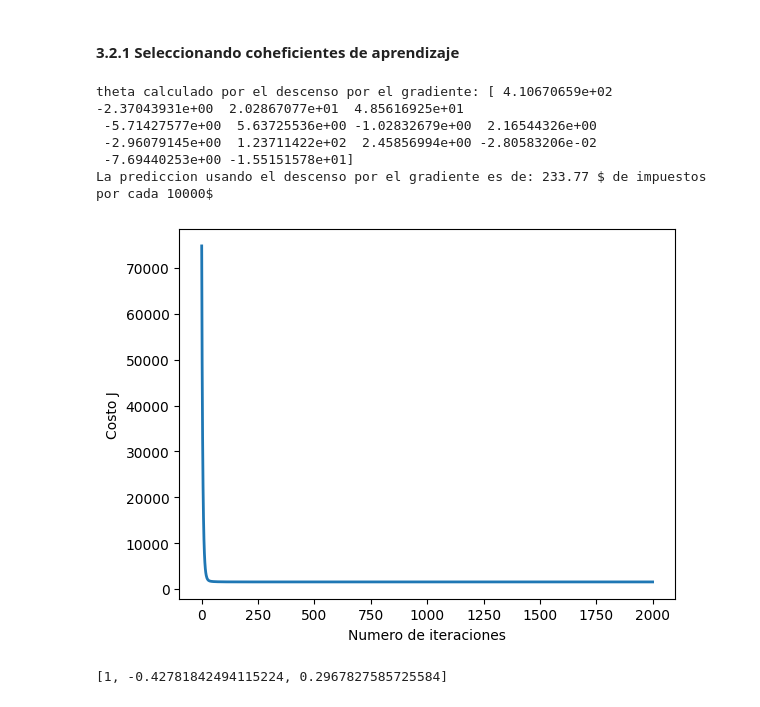
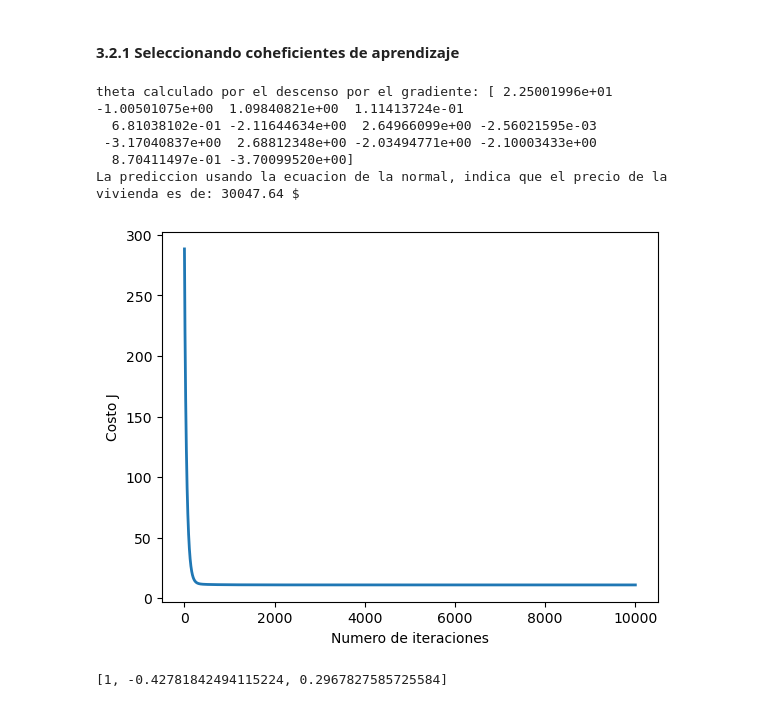
Before and after one commit to lpcapestanya/SIS420-IA, a Jupyter notebook: Laboratorios/Laboratorio7/LAB7_SIS420_CapestanyAlmaraz.ipynb, the cells around one changed output. Cells and saved outputs as stored; diff of their text form; code cells hidden in the pictures.

```diff
--- a/Laboratorios/Laboratorio7/LAB7_SIS420_CapestanyAlmaraz.ipynb
+++ b/Laboratorios/Laboratorio7/LAB7_SIS420_CapestanyAlmaraz.ipynb
@@ -65,8 +65,8 @@ data = csvAdapted("Housing.csv", [i for i in range(0, 13) if not i in[0,1,2,3,4,
 
 #data = pd.read_csv('Housing.csv', encoding='latin-1', delimiter=',')
 # X = data[:, :2]
-X = data[:, [0,1,2,3,4,5,6,7,8,10,11,12,13]]
-y = data[:, 9]
+X = data[:, :13]   # [0,1,2,3,4,5,6,7,8,10,11,12,13]
+y = data[:, 13]
 m = y.size
 
 # imprimir algunos puntos de datos
@@ -212,36 +212,36 @@ def gradientDescentMulti(X, y, theta, alpha, num_iters):
 #### 3.2.1 Seleccionando coheficientes de aprendizaje
 # %%
 # Elegir algun valor para alpha (probar varias alternativas)
-alpha = 0.1 # alpha = 0.003
-num_iters = 2000
+alpha = 0.01 # alpha = 0.003
+num_iters = 10000
 
 # inicializa theta y ejecuta el descenso por el gradiente
 theta = np.zeros(14)
 theta, J_history = gradientDescentMulti(X, y, theta, alpha, num_iters)
 
 # Grafica la convergencia del costo
 pyplot.plot(np.arange(len(J_history)), J_history, lw=2)
 pyplot.xlabel('Numero de iteraciones')
 pyplot.ylabel('Costo J')
 
 # Muestra los resultados del descenso por el gradiente
 print('theta calculado por el descenso por el gradiente: {:s}'.format(str(theta)))
 
 # Estimar el precio para una casa de 1650 sq-ft, con 3 dormitorios
-X_array = [1, 0.00632, 18.0,2.31,0,0.538,6.575,65.2,4.0900,1.0, 15.3, 396.90,4.98,24.0]
+X_array = [1, 0.00632, 18.0,2.31,0,0.538,6.575,65.2,4.0900,1.0, 296, 15.3, 396.90,4.98]
 X_array[1:14] = (X_array[1:14] - mu) / sigma
 price = np.dot(X_array, theta)   # Se debe cambiar esto
 
-num_formatted = '{:.2f}'.format(price)
+num_formatted1 = '{:.2f}'.format(price*1000)
 
 #print('El precio predecido para una casa de 1650 sq-ft y 3 dormitorios (usando el descenso por el gradiente): ${:.0f}'.format(price))
-print(f'La prediccion usando el descenso por el gradiente es de: {num_formatted} $ de impuestos por cada 10000$')
+print(f'La prediccion usando la ecuacion de la normal, indica que el precio de la vivienda es de: {num_formatted1} $ ')
 #print(price)
 # %% [output]
-theta calculado por el descenso por el gradiente: [ 4.10670659e+02 -2.37043931e+00  2.02867077e+01  4.85616925e+01
- -5.71427577e+00  5.63725536e+00 -1.02832679e+00  2.16544326e+00
- -2.96079145e+00  1.23711422e+02  2.45856994e+00 -2.80583206e-02
- -7.69440253e+00 -1.55151578e+01]
-La prediccion usando el descenso por el gradiente es de: 233.77 $ de impuestos por cada 10000$
+theta calculado por el descenso por el gradiente: [ 2.25001996e+01 -1.00501075e+00  1.09840821e+00  1.11413724e-01
+  6.81038102e-01 -2.11644634e+00  2.64966099e+00 -2.56021595e-03
+ -3.17040837e+00  2.68812348e+00 -2.03494771e+00 -2.10003433e+00
+  8.70411497e-01 -3.70099520e+00]
+La prediccion usando la ecuacion de la normal, indica que el precio de la vivienda es de: 30047.64 $
-[figure, old version]
+[figure, new version]
 # %%
```
Also changed, not shown: parts of 5 cells of this notebook, 1 other file.
